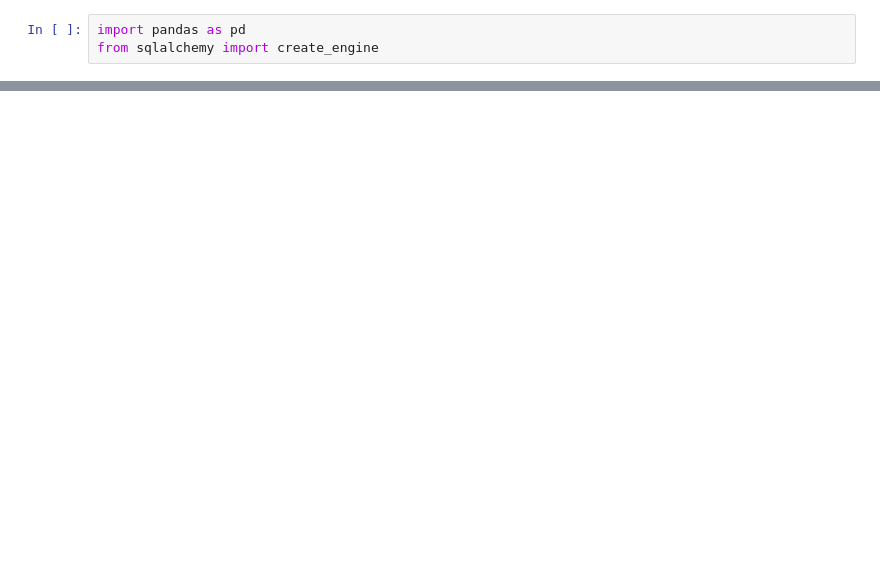
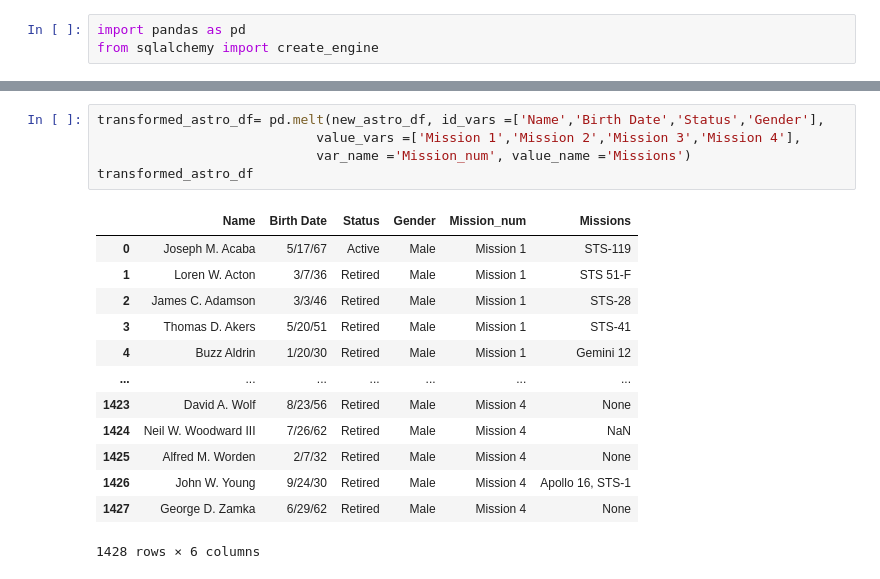
Before and after one commit to bbruzos/ETL-Project, a Jupyter notebook: ETL_Script.ipynb, the cells around one changed output, grey strips where cells are left out. Cells and saved outputs as stored; diff of their text form; blank space fills up the shorter version.

```diff
--- a/ETL_Script.ipynb
+++ b/ETL_Script.ipynb
@@ -66,0 +86,19 @@ astro_data=
+# %%
+transformed_astro_df= pd.melt(new_astro_df, id_vars =['Name','Birth Date','Status','Gender'],
+                            value_vars =['Mission 1','Mission 2','Mission 3','Mission 4'],
+                            var_name ='Mission_num', value_name ='Missions')
+transformed_astro_df
+# %% [output]
+|  | Name | Birth Date | Status | Gender | Mission_num | Missions |
+| 0 | Joseph M. Acaba | 5/17/67 | Active | Male | Mission 1 | STS-119 |
+| 1 | Loren W. Acton | 3/7/36 | Retired | Male | Mission 1 | STS 51-F |
+| 2 | James C. Adamson | 3/3/46 | Retired | Male | Mission 1 | STS-28 |
+| 3 | Thomas D. Akers | 5/20/51 | Retired | Male | Mission 1 | STS-41 |
+| 4 | Buzz Aldrin | 1/20/30 | Retired | Male | Mission 1 | Gemini 12 |
+| ... | ... | ... | ... | ... | ... | ... |
+| 1423 | David A. Wolf | 8/23/56 | Retired | Male | Mission 4 | None |
+| 1424 | Neil W. Woodward III | 7/26/62 | Retired | Male | Mission 4 | NaN |
+| 1425 | Alfred M. Worden | 2/7/32 | Retired | Male | Mission 4 | None |
+| 1426 | John W. Young | 9/24/30 | Retired | Male | Mission 4 | Apollo 16, STS-1 |
+| 1427 | George D. Zamka | 6/29/62 | Retired | Male | Mission 4 | None |
+1428 rows × 6 columns
```
Also changed, not shown: parts of 4 cells of this notebook.
